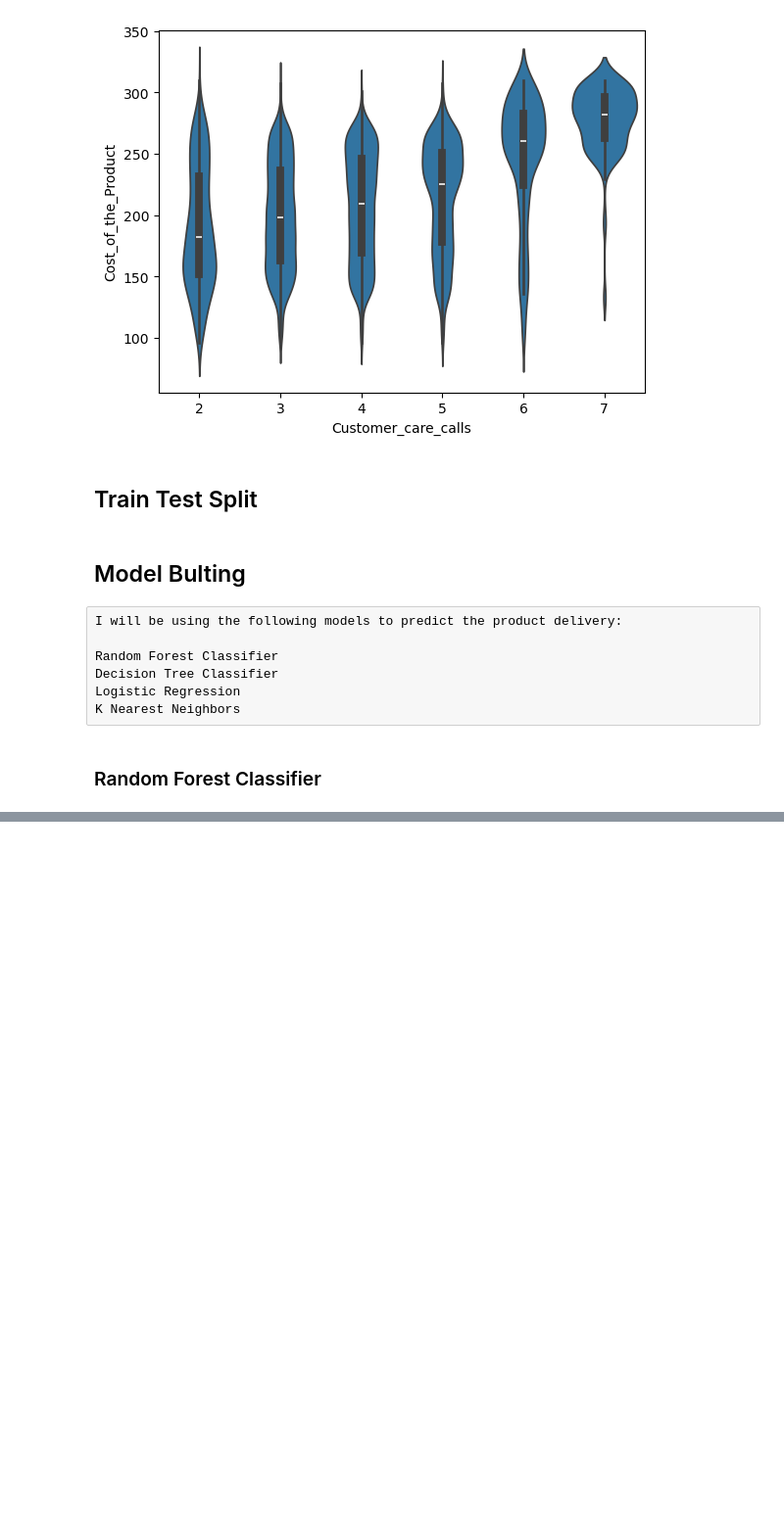
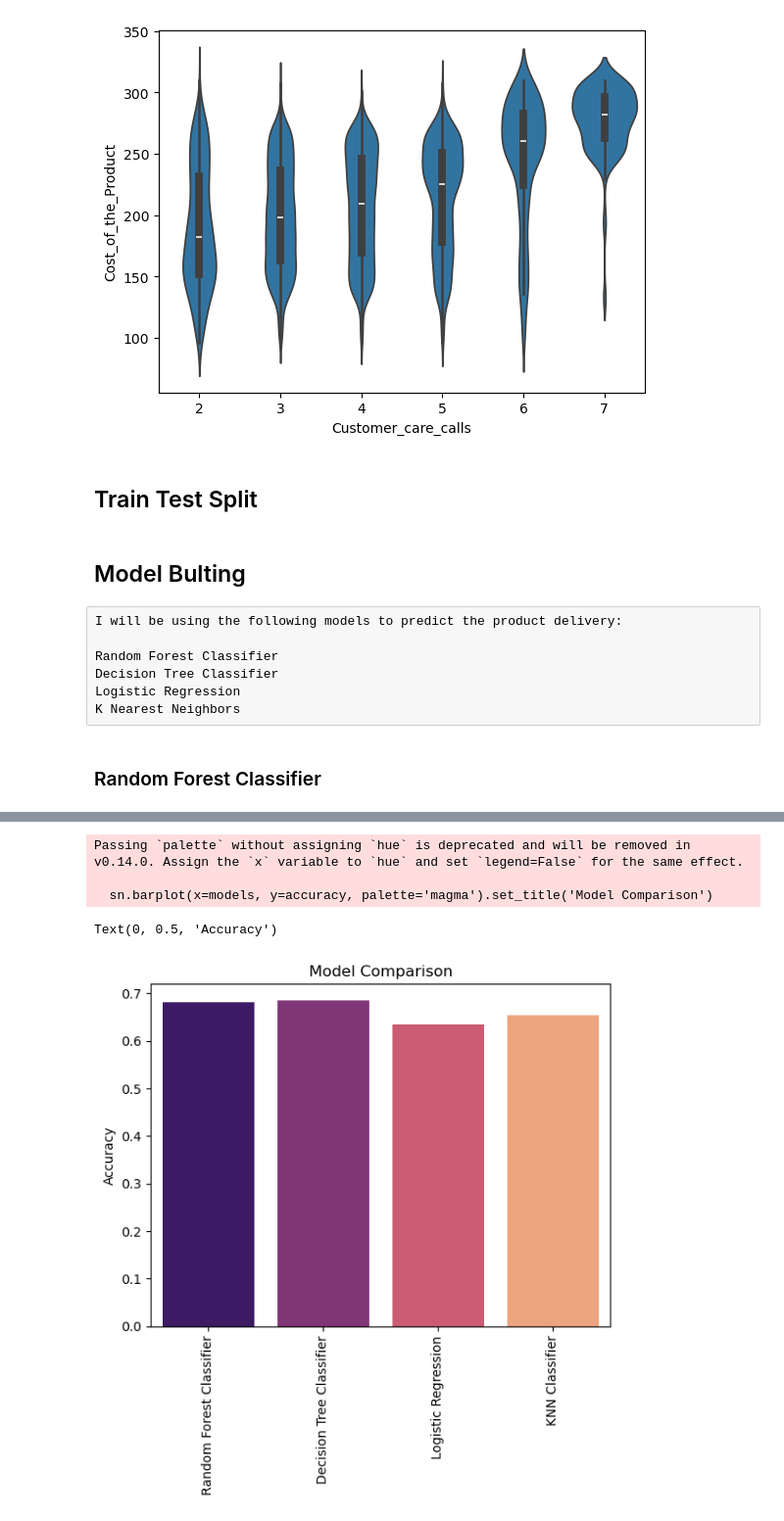
Before and after one commit to Mengistu1225/E-Commerce-Product-Delivery-Prediction, a Jupyter notebook: E-Commerce Product Delivery Prediction.ipynb, the cells around one changed output, grey strips where cells are left out. Shown at 98% size. Drawn from its saved outputs; the diff is of its cells as text; code cells hidden in the pictures; blank space fills up the shorter version.

```diff
--- a/E-Commerce Product Delivery Prediction.ipynb
+++ b/E-Commerce Product Delivery Prediction.ipynb
@@ -272,0 +435,12 @@ rfc_pred = rfc.predict(X_test)
+# %%
+models = ['Random Forest Classifier', 'Decision Tree Classifier', 'Logistic Regression', 'KNN Classifier']
+accuracy = [accuracy_score(y_test, rfc_pred), accuracy_score(y_test, dtc_pred), accuracy_score(y_test, lr_pre), accuracy_score(y_test, knn_pred)]
+sn.barplot(x=models, y=accuracy, palette='magma').set_title('Model Comparison')
+plt.xticks(rotation=90)
+plt.ylabel('Accuracy')
+# %% [output]
+Passing `palette` without assigning `hue` is deprecated and will be removed in v0.14.0. Assign the `x` variable to `hue` and set `legend=False` for the same effect.
+
+  sn.barplot(x=models, y=accuracy, palette='magma').set_title('Model Comparison')
+Text(0, 0.5, 'Accuracy')
+[figure, added]
```
Also changed, not shown: parts of 25 cells of this notebook.
